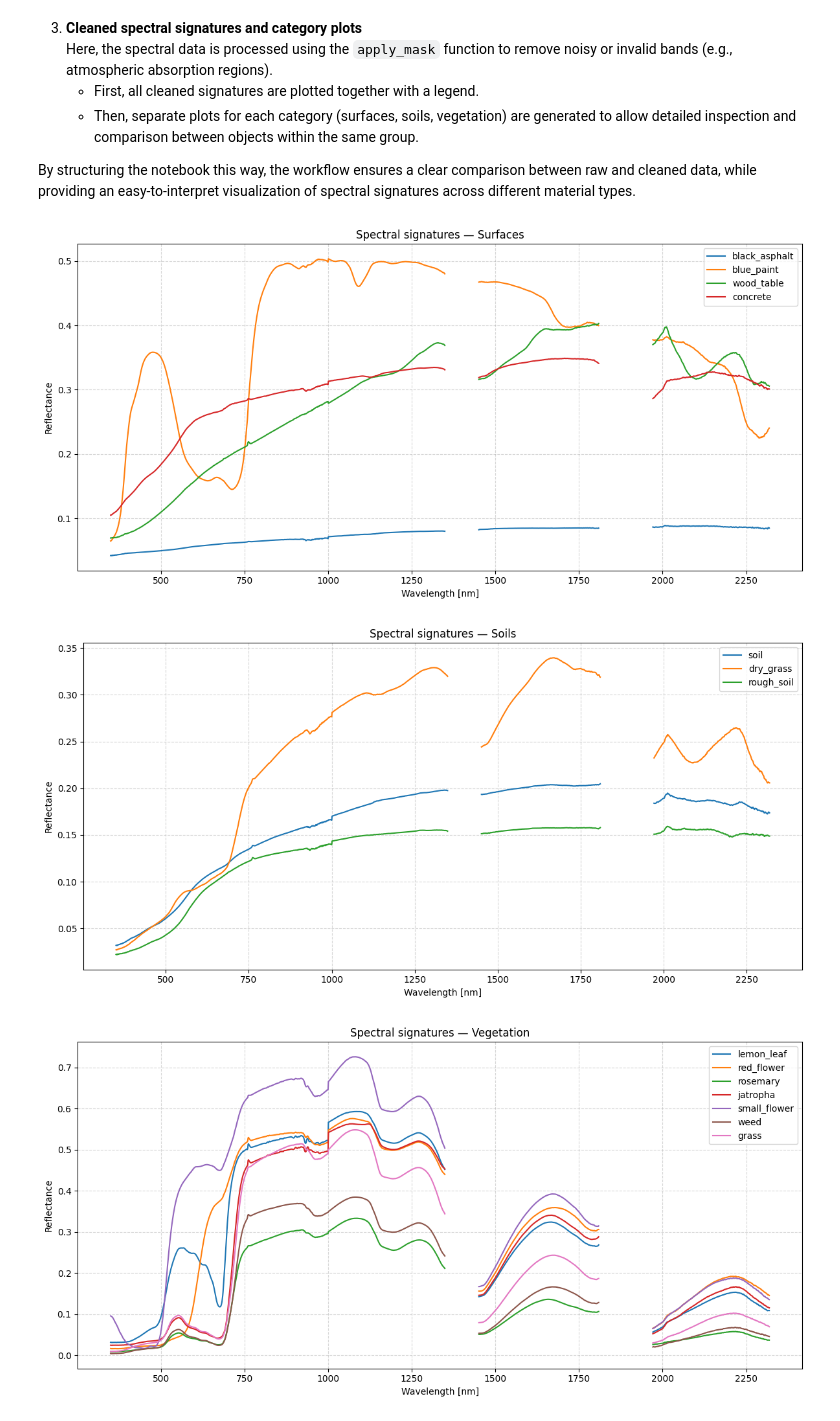
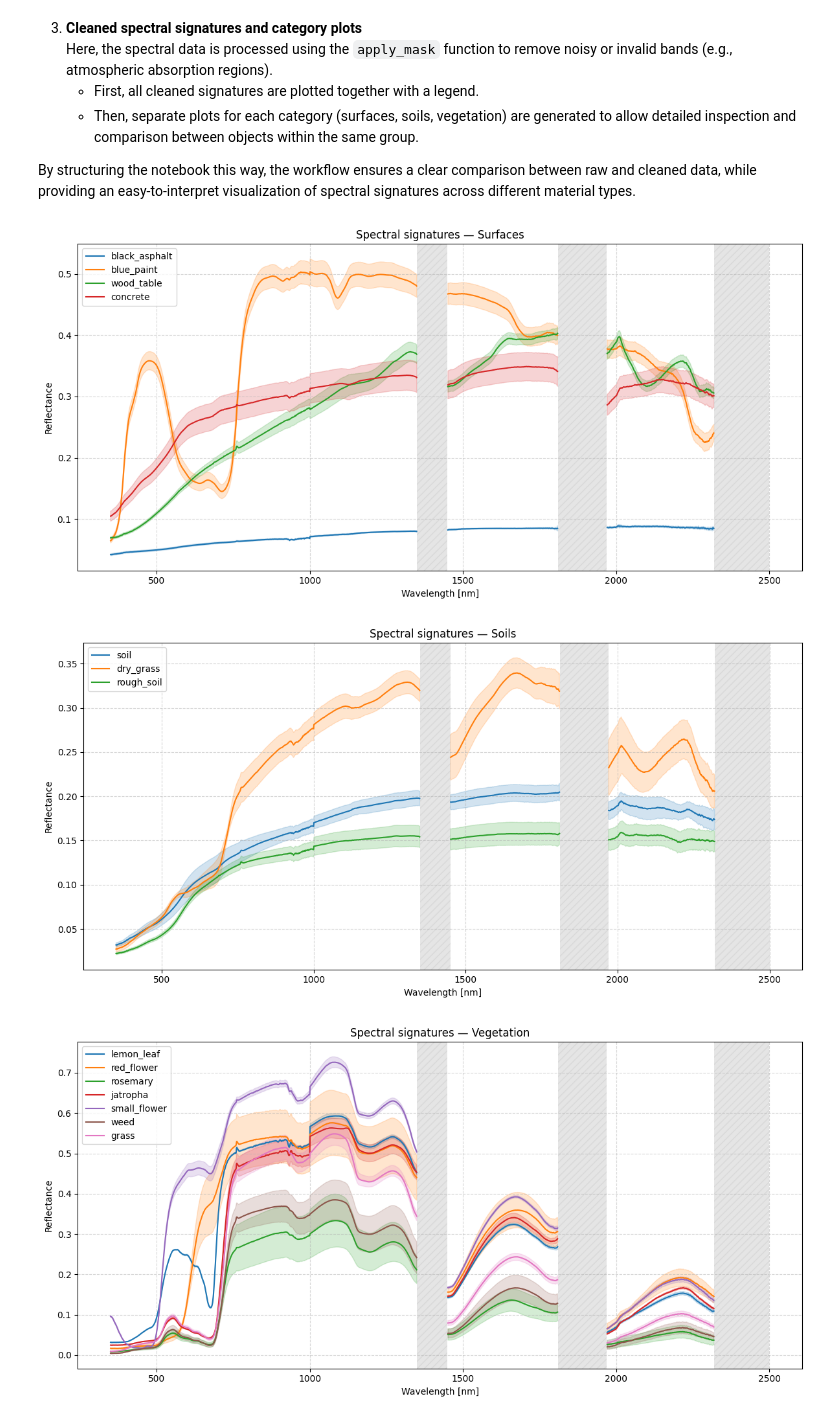
Before and after one commit to menendezdiaz/RemoteSensingDataAnalysis, a Jupyter notebook: notebooks/01_Field_reflectance_analysis.ipynb, the cells around one changed output. Drawn from its saved outputs; the diff is of its cells as text; code cells hidden in the pictures.

```diff
--- a/notebooks/01_Field_reflectance_analysis.ipynb
+++ b/notebooks/01_Field_reflectance_analysis.ipynb
@@ -52,6 +55,19 @@ categories = {
     'soils': ['soil', 'dry_grass', 'rough_soil'],
     'vegetation': ['lemon_leaf', 'red_flower', 'rosemary', 'jatropha', 'small_flower', 'weed', 'grass']
 }
+
+
+
+def add_atmospheric_bands_shading():
+    """Adds gray shaded regions with diagonal hatching for atmospheric absorption bands"""
+    from src.signatures_processing import get_atmospheric_bands
+    bands = get_atmospheric_bands()
+
+    for start, end in bands:
+        plt.axvspan(start, end, alpha=0.2, facecolor='gray',
+                   hatch='///', edgecolor='darkgray', linewidth=0, zorder=0)
+
+
 
 # Plot all raw signatures (without cleaning)
 plt.figure(figsize=(14, 7))
@@ -69,18 +85,22 @@ plt.tight_layout()
 plt.show()
 
 
-# Plot all cleaned signatures (with bad bands removed)
+# Plot all cleaned signatures (with bad bands removed) WITH STANDARD DEVIATION
 plt.figure(figsize=(14, 7))
 for cat, objs in categories.items():
     for obj in objs:
-        wl, mean_refl = load_signatures_for_object(data_folder, obj, clean=True)
+        wl, mean_refl, std_refl = load_signatures_for_object(data_folder, obj, clean=True, return_std=True)
         if wl is not None and mean_refl is not None:
-            plt.plot(wl, mean_refl, label=obj, alpha=0.8)
+            line = plt.plot(wl, mean_refl, label=obj, alpha=0.8)
+            color = line[0].get_color()
+            plt.fill_between(wl, mean_refl - std_refl, mean_refl + std_refl,
+                            alpha=0.0, color=color)
 plt.title("All cleaned spectral signatures (bad bands removed)")
 plt.xlabel("Wavelength [nm]")
 plt.ylabel("Reflectance")
 plt.legend(bbox_to_anchor=(1.05, 1), loc='upper left')
 plt.grid(True, linestyle='--', alpha=0.5)
+add_atmospheric_bands_shading()
 plt.tight_layout()
 plt.show()
 # %% [output]
@@ -97,23 +117,27 @@ By structuring the notebook this way, the workflow ensures a clear comparison be
 # %%
 # Plot by category
 def plot_category(category_name, object_list):
     plt.figure(figsize=(12, 6))
     for obj in object_list:
-        wl, mean_refl = load_signatures_for_object(data_folder, obj, clean=True)
+        wl, mean_refl, std_refl = load_signatures_for_object(data_folder, obj, clean=True, return_std=True)
         if wl is not None:
-            plt.plot(wl, mean_refl, label=obj)
+            line = plt.plot(wl, mean_refl, label=obj)
+            color = line[0].get_color()
+            plt.fill_between(wl, mean_refl - std_refl, mean_refl + std_refl,
+                            alpha=0.2, color=color)
     plt.title(f"Spectral signatures — {category_name.capitalize()}")
     plt.xlabel("Wavelength [nm]")
     plt.ylabel("Reflectance")
     plt.legend()
     plt.grid(True, linestyle='--', alpha=0.5)
+    add_atmospheric_bands_shading()
     plt.tight_layout()
     plt.show()
 
 # Plot each group
 for cat, objs in categories.items():
     plot_category(cat, objs)
 # %% [output]
-[figure, old version]
+[figure, new version]
-[figure, old version]
+[figure, new version]
-[figure, old version]
+[figure, new version]
```
Also changed, not shown: parts of 3 cells of this notebook, 6 other files.
